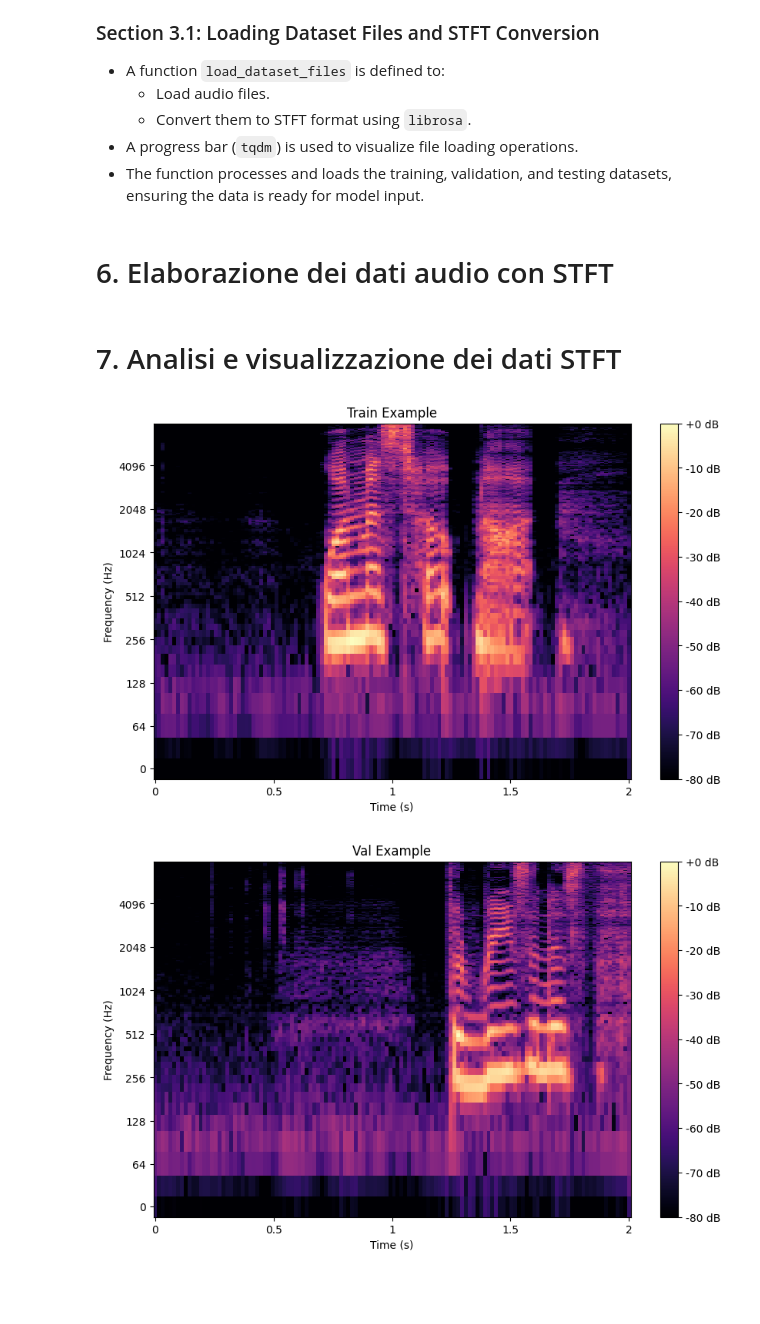
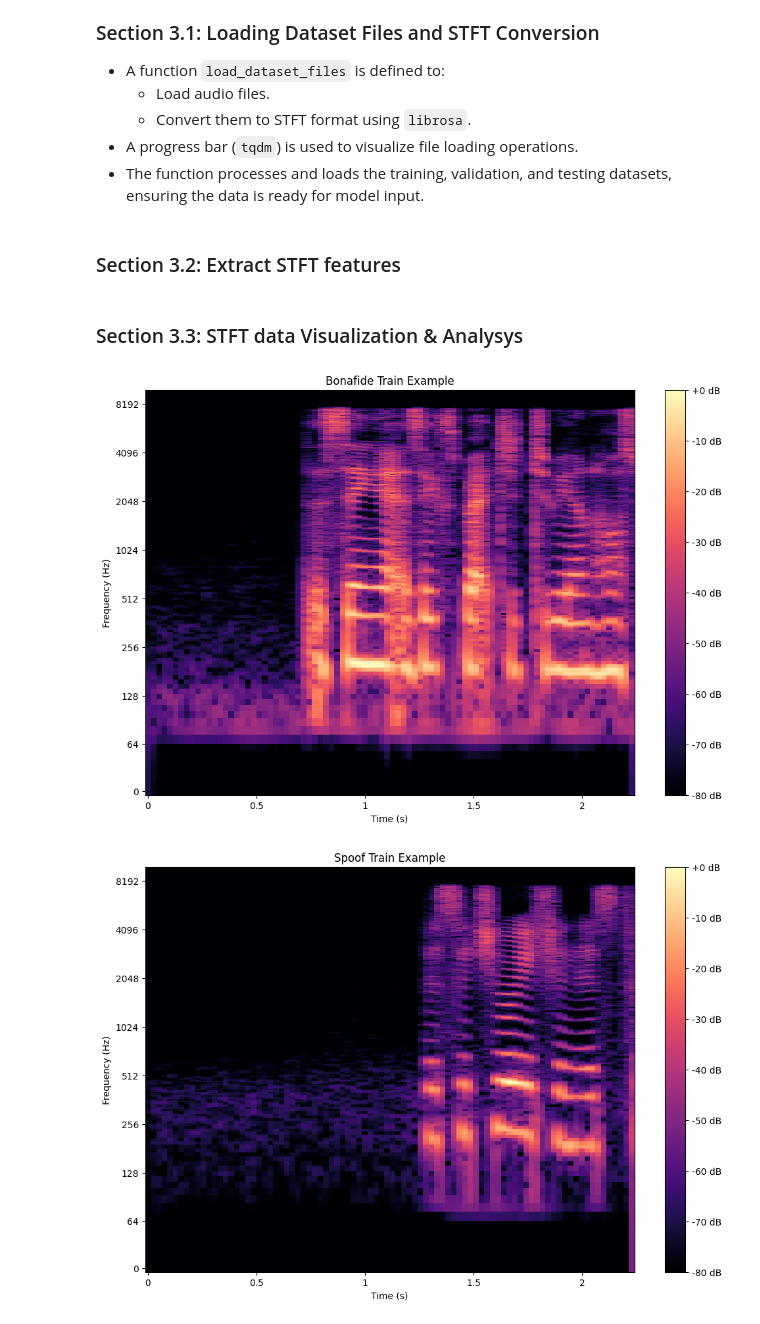
Before and after one commit to LovatoTomas/DF_AudioDeepfakeDetection, a Jupyter notebook: STFT_Autoencoder.ipynb, the cells around one changed output. Drawn from its saved outputs; the diff is of its cells as text; code cells hidden in the pictures; blank space fills up the shorter version.

Commit message:
First working version of Autoencoder for STFT

```diff
--- a/STFT_Autoencoder.ipynb
+++ b/STFT_Autoencoder.ipynb
@@ -52,11 +49,11 @@ Defines key parameters for audio preprocessing:
 - **Mel bins:** 128 for Mel spectrogram generation.
 The number of classes is set to 2 for binary classification (bonafide vs. spoof).
 # %%
-SAMPLE_RATE = 16000  # Sample rate of your audio files
+SAMPLE_RATE = 20000  # Sample rate of your audio files
 DURATION = 1  # Duration of audio clips in seconds
 N_FFT = 2048  # Window size for Short-Time Fourier Transform. 512 samples corresponds to ~32 ms at 16 kHz.
 HOP_LENGTH = 512 # Step size for the STFT windows. A value of 256 (~50% overlap) ensures good temporal resolution.
-MAX_LEN = 32000  # The target length of audio files in samples (2 seconds at 16 kHz = 32000 samples).
+MAX_LEN = 45000  # The target length of audio files in samples (2 seconds at 16 kHz = 32000 samples).
 RANDOM_STATE = 2159081 # For reproducibility
 
 random.seed(RANDOM_STATE)  # For reproducibility
@@ -109,9 +106,12 @@ def shuffle_and_trim_list(input_list, n=10000):
     return input_list[:n]
 
 # ATTENTION: Dataset limiting --------------------------------
-train_spoof_filenames = shuffle_and_trim_list(train_spoof_filenames, n=10000)
-test_spoof_filenames = shuffle_and_trim_list(test_spoof_filenames, n=10000)
-test_unseen_spoof_filenames = shuffle_and_trim_list(test_unseen_spoof_filenames, n=10000)
+train_bonafide_filenames = shuffle_and_trim_list(train_bonafide_filenames, n=2500)
+train_spoof_filenames = shuffle_and_trim_list(train_spoof_filenames, n=2000)
+test_bonafide_filenames = shuffle_and_trim_list(test_bonafide_filenames, n=2000)
+test_spoof_filenames = shuffle_and_trim_list(test_spoof_filenames, n=2000)
+test_unseen_bonafide_filenames = shuffle_and_trim_list(test_unseen_bonafide_filenames, n=2000)
+test_unseen_spoof_filenames = shuffle_and_trim_list(test_unseen_spoof_filenames, n=2000)
 # ATTENTION: Dataset limiting --------------------------------
 
 # Print some examples
@@ -180,7 +180,7 @@ audio_data_test_spoof = load_audio_files(DATASET_TEST, test_spoof_filenames, sr=
 audio_data_unseen_test_bonafide = load_audio_files(DATASET_UNSEEN_TEST, test_unseen_bonafide_filenames, sr=SAMPLE_RATE, max_len=MAX_LEN)
 audio_data_unseen_test_spoof = load_audio_files(DATASET_UNSEEN_TEST, test_unseen_spoof_filenames, sr=SAMPLE_RATE, max_len=MAX_LEN)
 # %% [markdown]
-# 6. Elaborazione dei dati audio con STFT
+### Section 3.2: Extract STFT features
 # %%
 import librosa
 import librosa.display
@@ -209,63 +209,49 @@ stft_data_train_bonafide = compute_stft(audio_data_train_bonafide, n_fft=N_FFT,
 stft_data_train_spoof = compute_stft(audio_data_train_spoof, n_fft=N_FFT, hop_length=HOP_LENGTH)
 stft_data_test_bonafide = compute_stft(audio_data_test_bonafide, n_fft=N_FFT, hop_length=HOP_LENGTH)
 stft_data_test_spoof = compute_stft(audio_data_test_spoof, n_fft=N_FFT, hop_length=HOP_LENGTH)
-stft_data_unseen_test_bonafide = compute_stft(stft_data_unseen_test_bonafide, n_fft=N_FFT, hop_length=HOP_LENGTH)
+stft_data_unseen_test_bonafide = compute_stft(audio_data_unseen_test_bonafide, n_fft=N_FFT, hop_length=HOP_LENGTH)
 stft_data_unseen_test_spoof = compute_stft(audio_data_unseen_test_spoof, n_fft=N_FFT, hop_length=HOP_LENGTH)
 # %% [markdown]
-# 7. Analisi e visualizzazione dei dati STFT
+### Section 3.3: STFT data Visualization & Analysys
 # %%
 import random
 import matplotlib.pyplot as plt
 
 # Function to compute and visualize the spectrogram of an audio file
-def plot_spectrogram(spectrogram, title, sr=22050, hop_length=512):
-    """
-    Plots the spectrogram of an audio signal using a logarithmic frequency scale.
-
-    Parameters:
-        spectrogram (ndarray): The STFT spectrogram of the audio signal (magnitude values).
-        title (str): The title of the plot.
-        sr (int, optional): Sampling rate of the audio signal. Default is 22050 Hz.
-        hop_length (int, optional): Number of samples between successive frames in STFT. Default is 512.
-
-    Returns:
-        None
-    """
+def plot_spectrogram(spectrogram, title, sr=16000, hop_length=512):
     # Set up the figure for plotting
-    plt.figure(figsize=(10, 6))
+    plt.figure(figsize=(12, 8))
 
     # Display the spectrogram, converting amplitude values to decibels (dB)
     librosa.display.specshow(
         librosa.amplitude_to_db(spectrogram, ref=np.max),  # Convert amplitude to dB scale
         sr=sr,  # Sampling rate of the audio signal
         hop_length=hop_length,  # Hop length used in the STFT
         x_axis='time',  # Display time on the x-axis
         y_axis='log'    # Use a logarithmic scale for the frequency axis
     )
 
     # Add a color bar to indicate the dB scale
     plt.colorbar(format='%+2.0f dB')
 
     # Add plot title and axis labels
     plt.title(title)
     plt.xlabel('Time (s)')
     plt.ylabel('Frequency (Hz)')
 
     # Display the plot
     plt.show()
 
-# Example usage of the spectrogram plotting function
-# Retrieve the first spectrogram from the train normal dataset
-train_normal_example = stft_data_train[0]
-plot_spectrogram(train_normal_example, "Train Example", sr=sr, hop_length=hop_length)
+# Generate a random integer between 0 and 100 (inclusive)
+random_number = random.randint(0, 100)
 
-# Retrieve the first spectrogram from the val dataset
-val_example = stft_data_val[0]
-plot_spectrogram(val_example, "Val Example", sr=sr, hop_length=hop_length)
-
-# Retrieve the first spectrogram from the test normal dataset
-test_normal_example = stft_data_test[0]
-plot_spectrogram(test_normal_example, "Test Example",  sr=sr, hop_length=hop_length)
+# Plot some example
+plot_spectrogram(stft_data_train_bonafide[random_number], "Bonafide Train Example", sr=SAMPLE_RATE, hop_length=HOP_LENGTH)
+plot_spectrogram(stft_data_train_spoof[random_number], "Spoof Train Example", sr=SAMPLE_RATE, hop_length=HOP_LENGTH)
+plot_spectrogram(stft_data_test_bonafide[random_number], "Bonafide Test Example", sr=SAMPLE_RATE, hop_length=HOP_LENGTH)
+plot_spectrogram(stft_data_test_spoof[random_number], "Spoof Test Example", sr=SAMPLE_RATE, hop_length=HOP_LENGTH)
+plot_spectrogram(stft_data_unseen_test_bonafide[random_number], "Bonafide (Unseen) Test Example", sr=SAMPLE_RATE, hop_length=HOP_LENGTH)
+plot_spectrogram(stft_data_unseen_test_spoof[random_number], "Spoof (Unseen) Test Example", sr=SAMPLE_RATE, hop_length=HOP_LENGTH)
 # %% [output]
-[figure, old version]
+[figure, new version]
-[figure, old version]
+[figure, new version]
```
Also changed, not shown: parts of 14 cells of this notebook.
